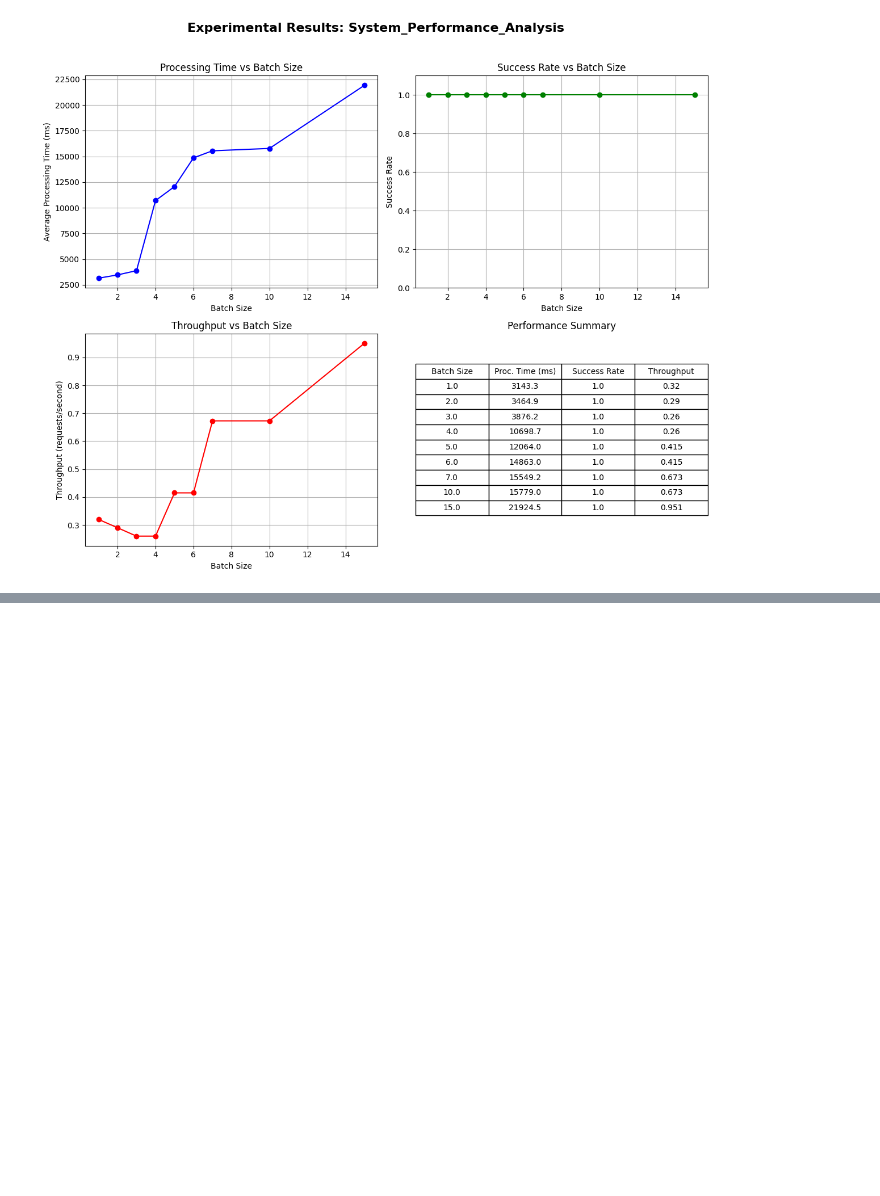
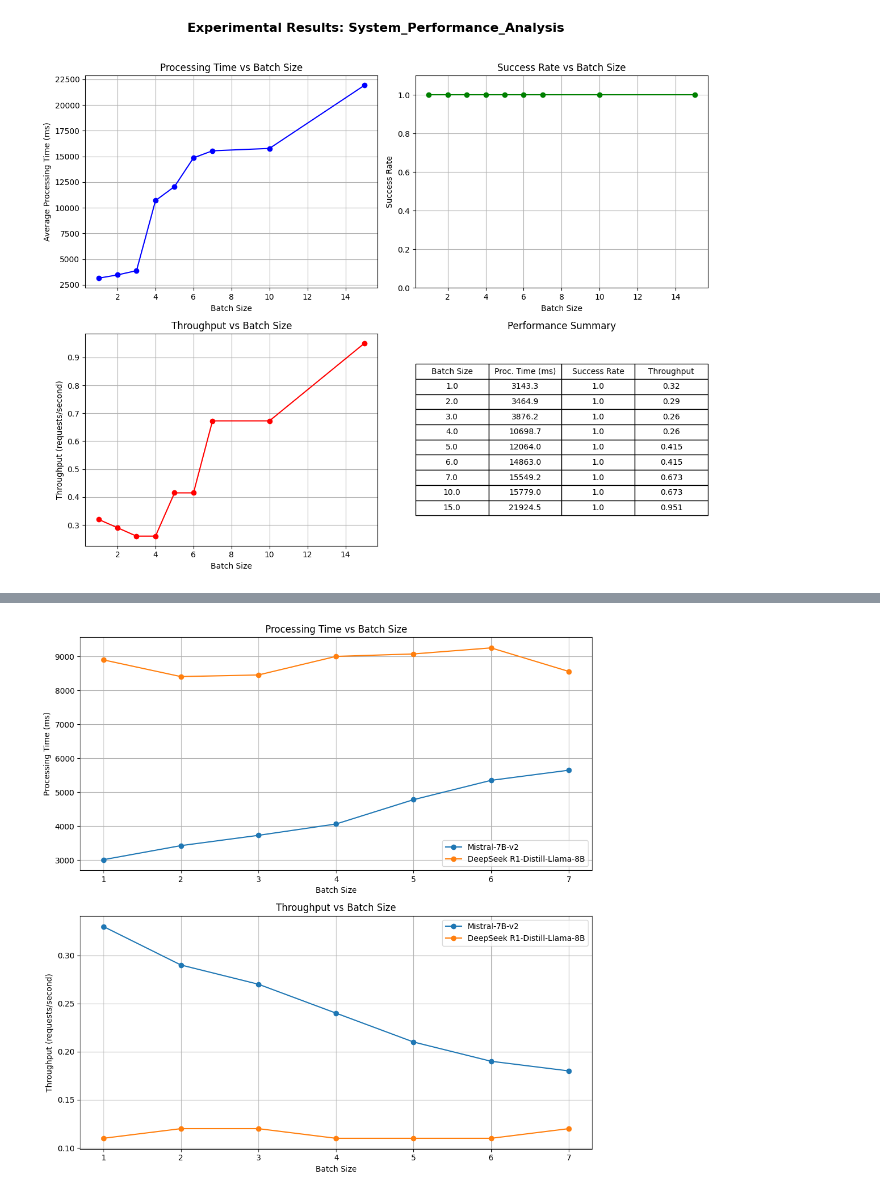
Before and after one commit to berry2012/prompt-based-moderation-with-llm, a Jupyter notebook: notebooks/Visualization_Harmful_Chat_Detection.ipynb, the cells around one changed output, grey strips where cells are left out. Cells and saved outputs as stored; diff of their text form; code cells hidden in the pictures; blank space fills up the shorter version.

```diff
--- a/notebooks/Visualization_Harmful_Chat_Detection.ipynb
+++ b/notebooks/Visualization_Harmful_Chat_Detection.ipynb
@@ -737,0 +718,46 @@ plt.show()
+# %%
+import pandas as pd
+import matplotlib.pyplot as plt
+import os
+
+# Load CSV
+csv_path = os.path.join(DATA_DIR, "experiment-performance-analysis.csv")
+df = pd.read_csv(csv_path)
+print(f"Successfully loaded data from: {csv_path}") # Add a print statement to confirm loading
+
+# Separate Mistral and DeepSeek data
+# Use the correct column names provided by the user
+batch_sizes = df["Batch Size"]
+mistral_proc_time = df["Mistral-7B-v2 – Proc. Time (ms)"]
+mistral_throughput = df["Mistral-7B-v2 – Throughput"]
+
+deepseek_proc_time = df["DeepSeek R1-Distill-Llama-8B – Proc. Time (ms)"]
+deepseek_throughput = df["DeepSeek – Throughput"]
+
+# Create figure and subplots with 1 column and 2 rows
+fig, axes = plt.subplots(2, 1, figsize=(10, 10))
+
+# Plot Processing Time vs Batch Size on the first subplot
+axes[0].plot(batch_sizes, mistral_proc_time, marker='o', label="Mistral-7B-v2")
+axes[0].plot(batch_sizes, deepseek_proc_time, marker='o', label="DeepSeek R1-Distill-Llama-8B")
+axes[0].set_xlabel("Batch Size")
+axes[0].set_ylabel("Processing Time (ms)")
+axes[0].set_title("Processing Time vs Batch Size")
+axes[0].legend()
+axes[0].grid(True)
+
+# Plot Throughput vs Batch Size on the second subplot
+axes[1].plot(batch_sizes, mistral_throughput, marker='o', label="Mistral-7B-v2")
+axes[1].plot(batch_sizes, deepseek_throughput, marker='o', label="DeepSeek R1-Distill-Llama-8B")
+axes[1].set_xlabel("Batch Size")
+axes[1].set_ylabel("Throughput (requests/second)")
+axes[1].set_title("Throughput vs Batch Size")
+axes[1].legend()
+axes[1].grid(True)
+
+plt.tight_layout()
+
+# Save or show
+plt.savefig(f'{DATA_DIR}/experiment-performance-analysis.png', dpi=300)
+plt.show()
+# %% [output]
@@ -737,0 +765 @@ plt.show()
+[figure, added]
```
Also changed, not shown: parts of 6 cells of this notebook.
